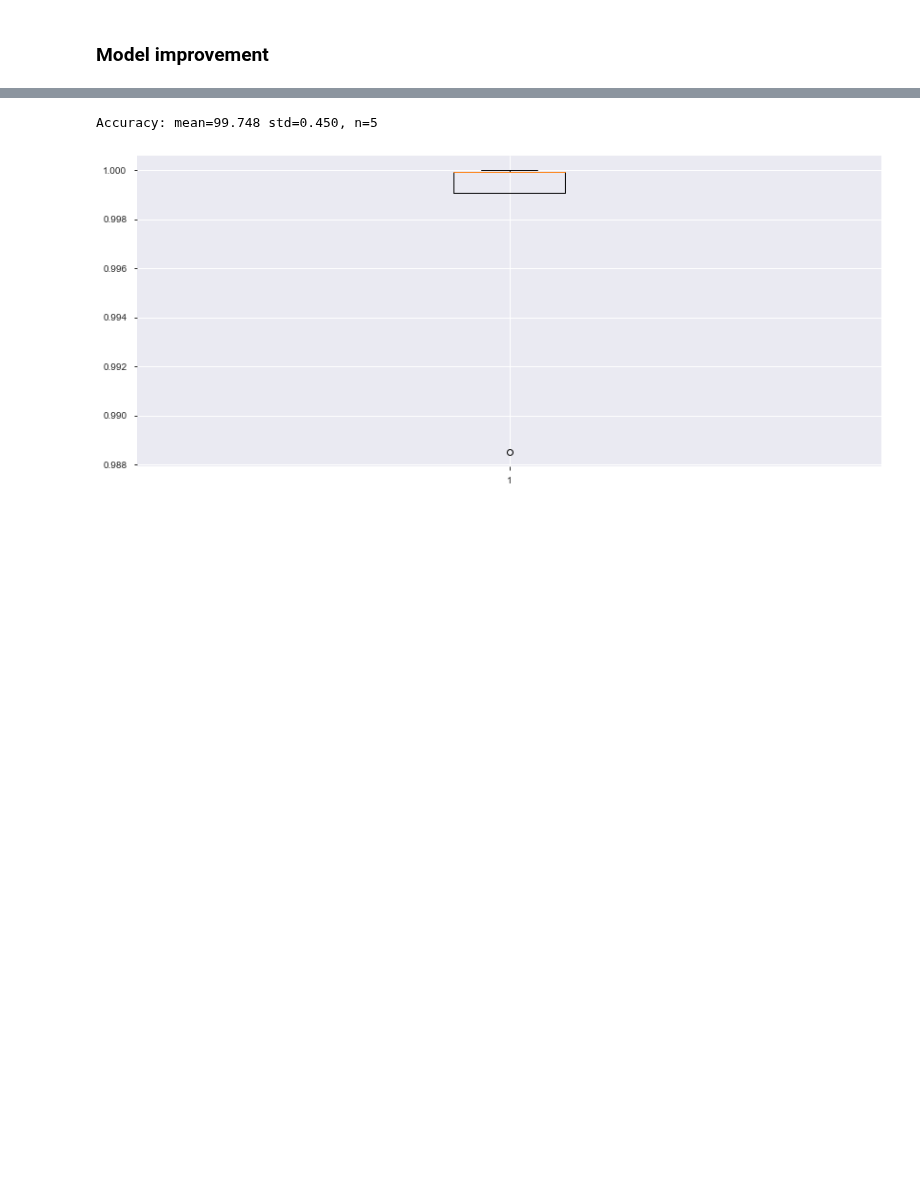
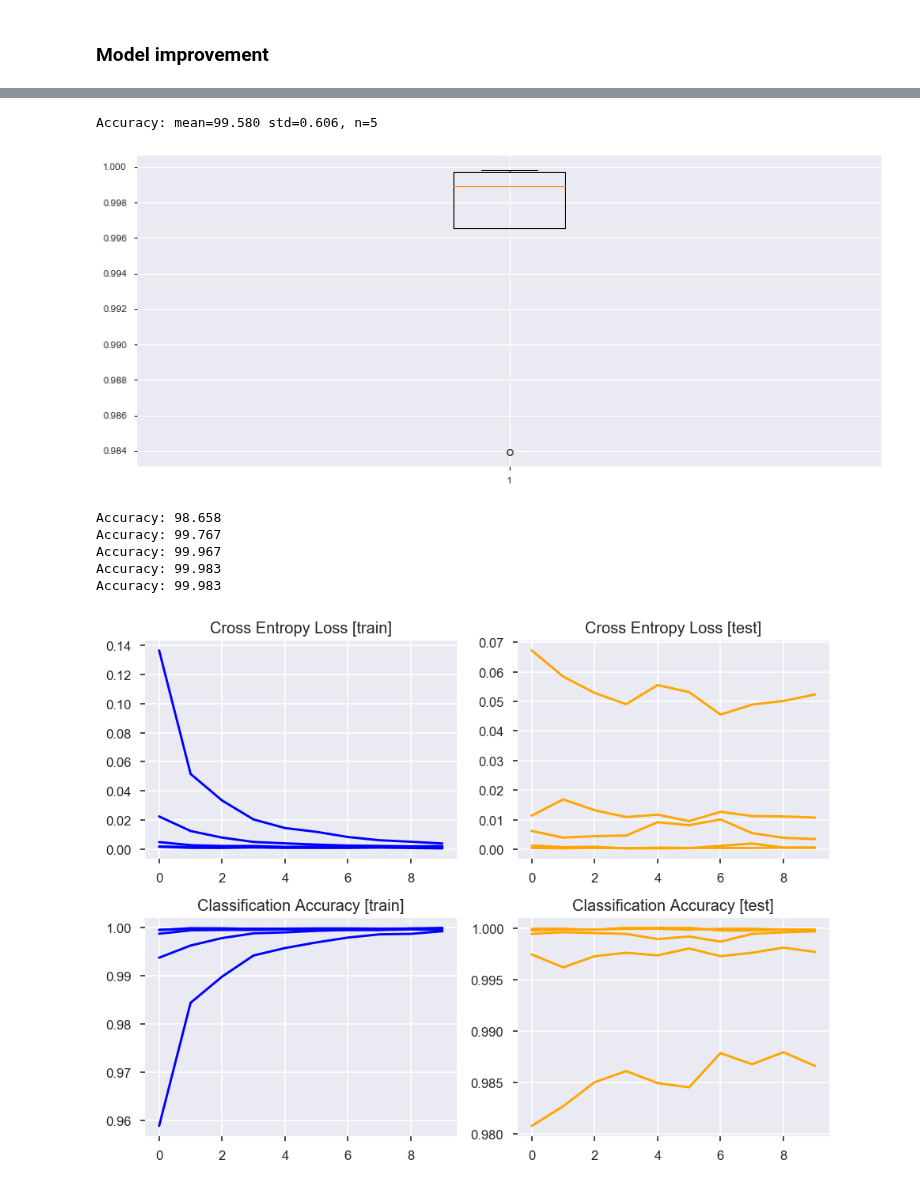
Before and after one commit to jgdelrio/tutorials, a Jupyter notebook: Intro/04_MNIST_Handwritten_Digit_Classification.ipynb, the cells around one changed output, grey strips where cells are left out. Saved outputs shown, nothing was run; the diff lists cells and outputs as text; code cells hidden in the pictures; blank space fills up the shorter version.

```diff
--- a/Intro/04_MNIST_Handwritten_Digit_Classification.ipynb
+++ b/Intro/04_MNIST_Handwritten_Digit_Classification.ipynb
@@ -469,6 +480,32 @@ summarize_diagnostics(histories)
 # %%
 # summarize estimated performance
-summarize_performance(scores)
+summarize_performance(scores2)
 # %% [output]
-Accuracy: mean=99.748 std=0.450, n=5
+Accuracy: mean=99.580 std=0.606, n=5
-[figure, old version]
+[figure, new version]
+# %%
+def run_test_harness3():
+    # load dataset
+    trainX, trainY, testX, testY = load_dataset()
+    # prepare pixel data
+    trainX, testX = pre_process(trainX, testX)
+    # define model
+    model = cnn_impr_model(filters=32, kernel=(3, 3), units=100)
+    # evaluate model
+    scores, histories = k_fold_evaluation(model, trainX, trainY)
+
+    return scores, histories
+# %%
+### evaluate model
+scores3, histories3 = run_test_harness3()
+# %% [output]
+Accuracy: 98.658
+Accuracy: 99.767
+Accuracy: 99.967
+Accuracy: 99.983
+Accuracy: 99.983
+# %%
+# learning curves
+summarize_diagnostics(histories3)
+# %% [output]
+[figure, added]
```
Also changed, not shown: parts of 22 cells of this notebook, 8 other files.
